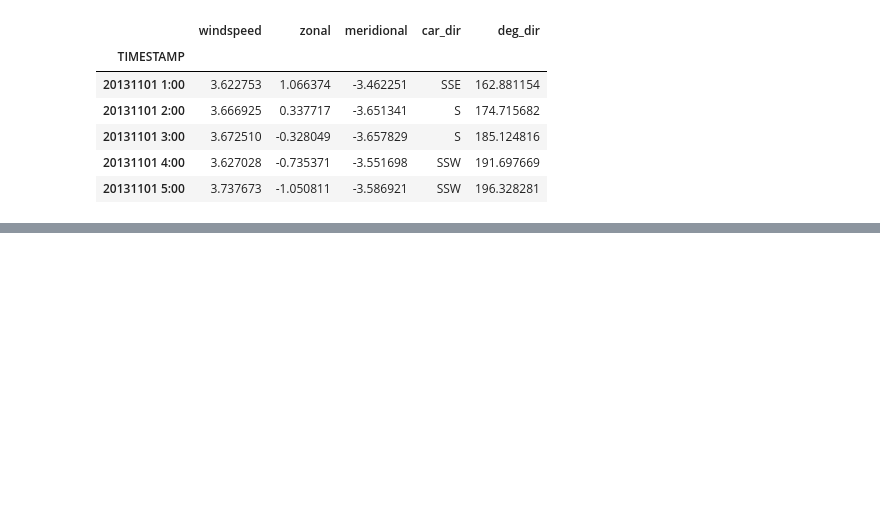
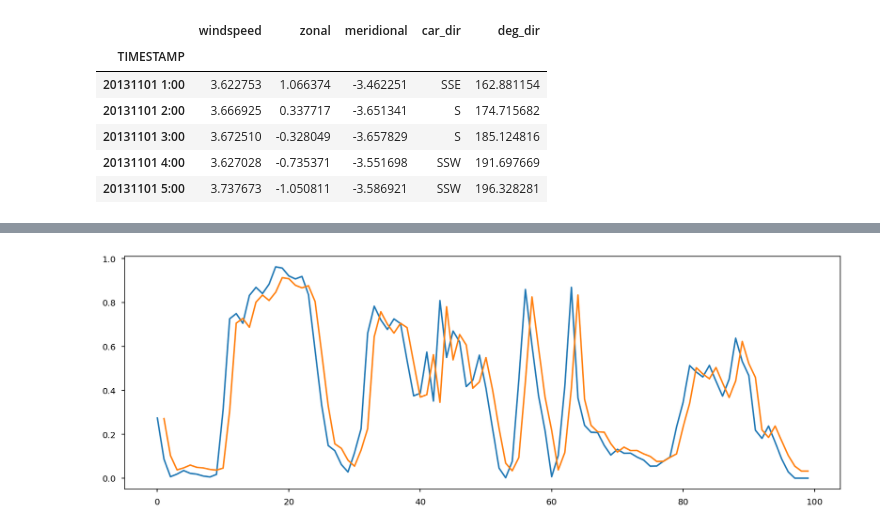
Before and after one commit to Dagstorhaug/Power-Generation-Forecast, a Jupyter notebook: WindPowerForecast.ipynb, the cells around one changed output, grey strips where cells are left out. Cells and saved outputs as stored; diff of their text form; code cells hidden in the pictures; blank space fills up the shorter version.

```diff
--- a/WindPowerForecast.ipynb
+++ b/WindPowerForecast.ipynb
@@ -563,3 +704,20 @@ weather_forecast.head()
 | 20131101 3:00 | 3.672510 | -0.328049 | -3.657829 | S | 185.124816 |
 | 20131101 4:00 | 3.627028 | -0.735371 | -3.551698 | SSW | 191.697669 |
 | 20131101 5:00 | 3.737673 | -1.050811 | -3.586921 | SSW | 196.328281 |
+# %%
+# Define dataset
+
+train = data['POWER'].reshape(-1,1)
+
+X_train, X_test =\
+        train_test_split(train,test_size=0.3,random_state=1)
+
+X_data = train
+y_data = solution
+
+num_x_signals = X_data.shape[1]
+num_x_signals
+
+num_y_signals = y_data.shape[1]
+num_y_signals
+#X_test = weather_forecast
@@ -565,0 +790,2 @@ weather_forecast.head()
+# %%
+dataset = train
@@ -565,0 +798,14 @@ weather_forecast.head()
+# %%
+# convert an array of values into a dataset matrix
+def create_dataset(dataset, look_back=1):
+    dataX, dataY = [], []
+    for i in range(len(dataset)-look_back-1):
+        a = dataset[i:(i+look_back), 0]
+        dataX.append(a)
+        dataY.append(dataset[i + look_back, 0])
+    return numpy.array(dataX), numpy.array(dataY)
+# %%
+# reshape into X=t and Y=t+1
+look_back = 1
+trainX, trainY = create_dataset(train, look_back)
+testX, testY = create_dataset(test, look_back)
@@ -565,0 +942,8 @@ weather_forecast.head()
+# %%
+plt.figure(figsize=(15,5))
+plt.plot(scaler.inverse_transform(dataset)[:100])
+plt.plot(trainPredictPlot[:100])
+plt.plot(testPredictPlot[:100])
+plt.show()
+# %% [output]
+[figure, added]
```
Also changed, not shown: parts of 15 cells of this notebook.
